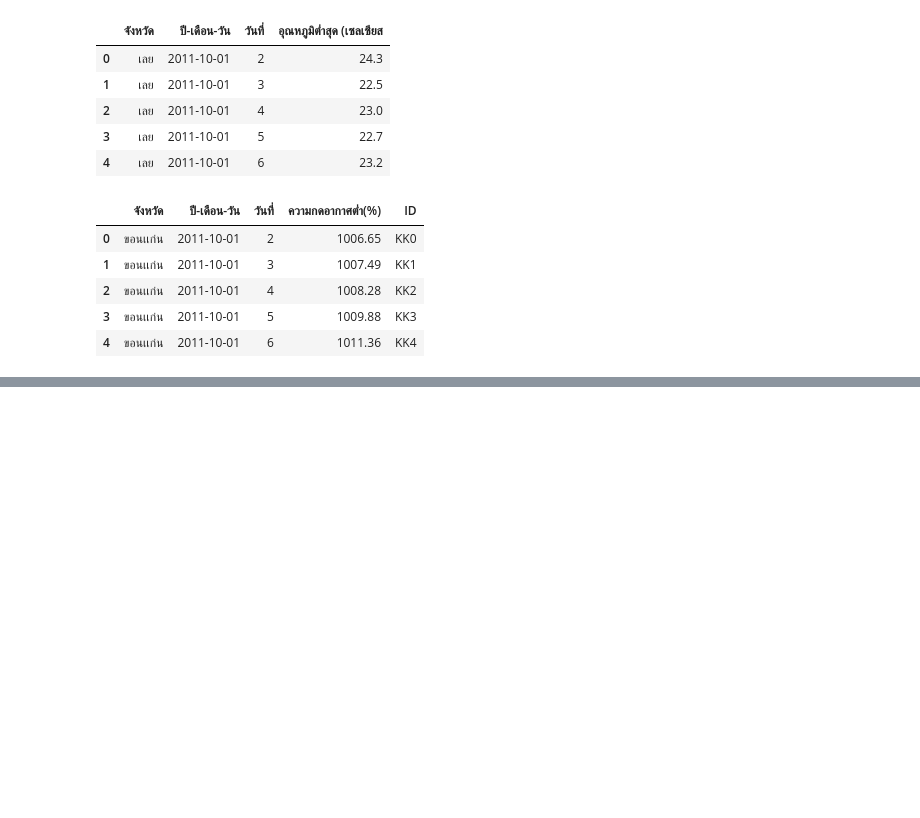
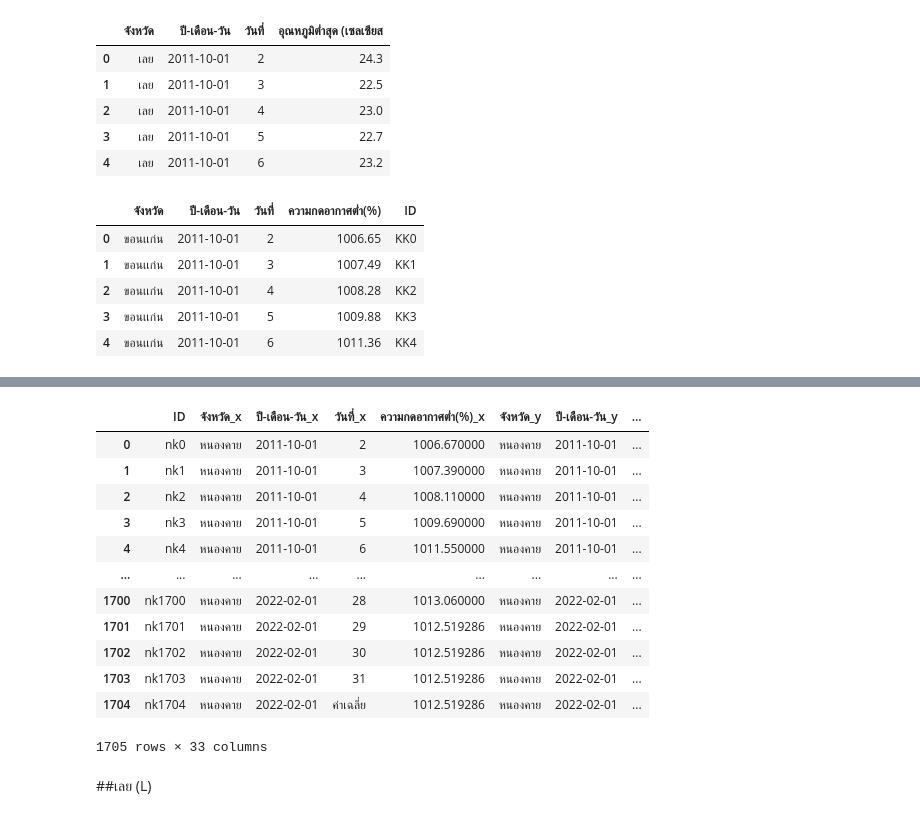
Before and after one commit to Wipada6430205202/BSC_DPDM23, a Jupyter notebook: midterm_bscdpdm23.ipynb, the cells around one changed output, grey strips where cells are left out. Drawn from its saved outputs; the diff is of its cells as text; code cells hidden in the pictures; blank space fills up the shorter version.

```diff
--- a/midterm_bscdpdm23.ipynb
+++ b/midterm_bscdpdm23.ipynb
@@ -3277,0 +3368,47 @@ kk_pressure1.head()
+# %%
+nk_pressure1['ID'] = ["nk{}".format(i) for i in range(len(nk_pressure1['ปี-เดือน-วัน']))]
+nk_pressure1 = nk_pressure1[['ID'] + [col for col in nk_pressure1.columns if col != 'ID']]
+
+nk_humidity1['ID'] = ["nk{}".format(i) for i in range(len(nk_humidity1['ปี-เดือน-วัน']))]
+nk_humidity1 = nk_humidity1[['ID'] + [col for col in nk_humidity1.columns if col != 'ID']]
+
+nk_rf1['ID'] = ["nk{}".format(i) for i in range(len(nk_rf1['ปี-เดือน-วัน']))]
+nk_rf1 = nk_rf1[['ID'] + [col for col in nk_rf1.columns if col != 'ID']]
+
+nk_dp1['ID'] = ["nk{}".format(i) for i in range(len(nk_dp1['ปี-เดือน-วัน']))]
+nk_dp1 = nk_dp1[['ID'] + [col for col in nk_dp1.columns if col != 'ID']]
+
+nk_db1['ID'] = ["nk{}".format(i) for i in range(len(nk_db1['ปี-เดือน-วัน']))]
+nk_db1 = nk_db1[['ID'] + [col for col in nk_db1.columns if col != 'ID']]
+
+nk_MinD1['ID'] = ["nk{}".format(i) for i in range(len(nk_MinD1['ปี-เดือน-วัน']))]
+nk_MinD1 = nk_MinD1[['ID'] + [col for col in nk_MinD1.columns if col != 'ID']]
+
+nk_wind1['ID'] = ["nk{}".format(i) for i in range(len(nk_wind1['ปี-เดือน-วัน']))]
+nk_wind1 = nk_wind1[['ID'] + [col for col in nk_wind1.columns if col != 'ID']]
+# %%
+merged_nk = pd.merge(nk_pressure1, nk_humidity1,on='ID')
+merged_nk1 =  pd.merge(merged_nk , nk_rf1,on='ID')
+merged_nk2 =  pd.merge(merged_nk1 , nk_dp1,on='ID')
+merged_nk3 =  pd.merge(merged_nk2 , nk_db1,on='ID')
+merged_nk4 =  pd.merge(merged_nk3 , nk_dp1,on='ID')
+merged_nk5 =  pd.merge(merged_nk4 , nk_MinD1,on='ID')
+merged_nk6 =  pd.merge(merged_nk5 , nk_wind1,on='ID')
+
+merged_nk6
+# %% [output]
+|  | ID | จังหวัด_x | ปี-เดือน-วัน_x | วันที่_x | ความกดอากาศต่ำ(%)_x | จังหวัด_y | ปี-เดือน-วัน_y | ... |
+| 0 | nk0 | หนองคาย | 2011-10-01 | 2 | 1006.670000 | หนองคาย | 2011-10-01 | ... |
+| 1 | nk1 | หนองคาย | 2011-10-01 | 3 | 1007.390000 | หนองคาย | 2011-10-01 | ... |
+| 2 | nk2 | หนองคาย | 2011-10-01 | 4 | 1008.110000 | หนองคาย | 2011-10-01 | ... |
+| 3 | nk3 | หนองคาย | 2011-10-01 | 5 | 1009.690000 | หนองคาย | 2011-10-01 | ... |
+| 4 | nk4 | หนองคาย | 2011-10-01 | 6 | 1011.550000 | หนองคาย | 2011-10-01 | ... |
+| ... | ... | ... | ... | ... | ... | ... | ... | ... |
+| 1700 | nk1700 | หนองคาย | 2022-02-01 | 28 | 1013.060000 | หนองคาย | 2022-02-01 | ... |
+| 1701 | nk1701 | หนองคาย | 2022-02-01 | 29 | 1012.519286 | หนองคาย | 2022-02-01 | ... |
+| 1702 | nk1702 | หนองคาย | 2022-02-01 | 30 | 1012.519286 | หนองคาย | 2022-02-01 | ... |
+| 1703 | nk1703 | หนองคาย | 2022-02-01 | 31 | 1012.519286 | หนองคาย | 2022-02-01 | ... |
+| 1704 | nk1704 | หนองคาย | 2022-02-01 | ค่าเฉลี่ย | 1012.519286 | หนองคาย | 2022-02-01 | ... |
+1705 rows × 33 columns
+# %% [markdown]
+##เลย (L)
```
Also changed, not shown: parts of 18 cells of this notebook.
